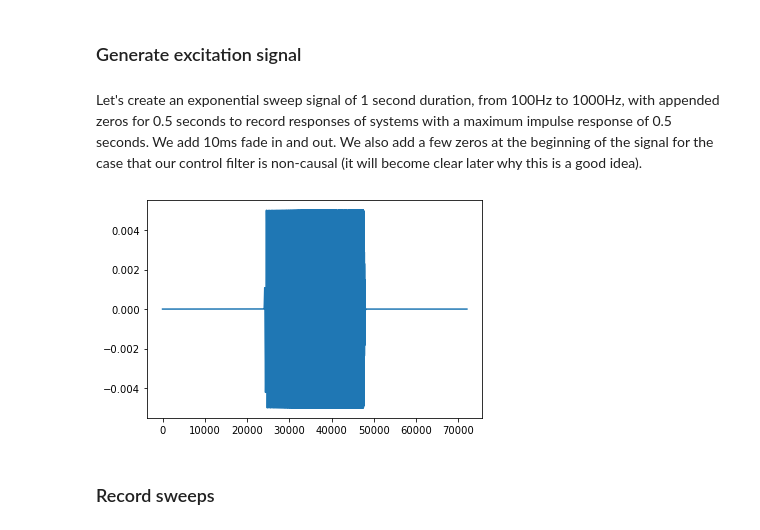
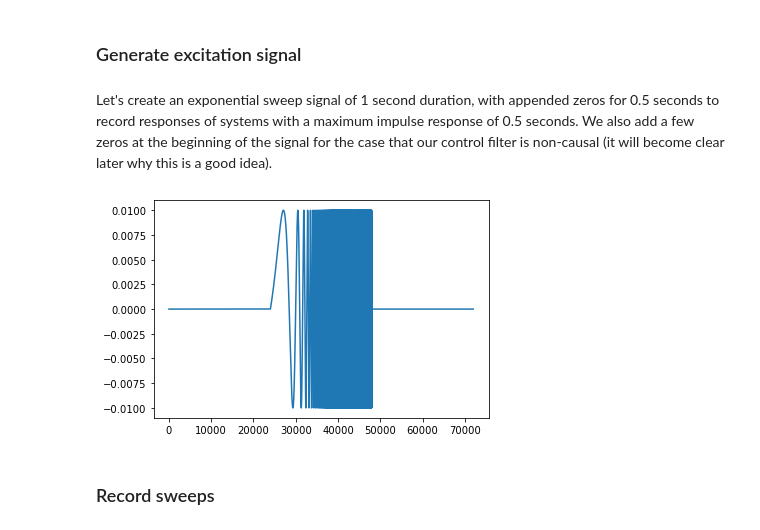
Before and after one commit to dtu-act/intro-to-sfc-experiments, a Jupyter notebook: intro to sfc experiments.ipynb, the cells around one changed output. Cells and saved outputs as stored; diff of their text form; code cells hidden in the pictures.

```diff
--- a/intro to sfc experiments.ipynb
+++ b/intro to sfc experiments.ipynb
@@ -48,13 +45,14 @@ The autoreload extension is already loaded. To reload it, use:
 # %% [markdown]
 ### Generate excitation signal
 # %% [markdown]
-Let's create an exponential sweep signal of 1 second duration, from 100Hz to 1000Hz, with appended zeros for 0.5 seconds to record responses of systems with a maximum impulse response of 0.5 seconds. We add 10ms fade in and out. We also add a few zeros at the beginning of the signal for the case that our control filter is non-causal (it will become clear later why this is a good idea).
+Let's create an exponential sweep signal of 1 second duration, with appended zeros for 0.5 seconds to record responses of systems with a maximum impulse response of 0.5 seconds. We also add a few zeros at the beginning of the signal for the case that our control filter is non-causal (it will become clear later why this is a good idea).
 # %%
-gain = 0.005  # scale signal to avoid blowing loudspeakers
-x = sfc.exponential_sweep(T=0.5, sr=sr, fade=0.01, f_start=100, f_end=10000, post_silence=0.5, pre_silence=0.5) * gain
+sr = 48000  # choose sample rate compatible with your sound card
+gain = 0.01  # scale signal to avoid blowing loudspeakers
+x = sfc.exponential_sweep(T=0.5, sr=sr, post_silence=0.5, pre_silence=0.5) * gain
 plt.plot(x);
 # %% [output]
-[figure, old version]
+[figure, new version]
 # %% [markdown]
 ### Record sweeps
 # %% [markdown]
```
Also changed, not shown: parts of 21 cells of this notebook.
